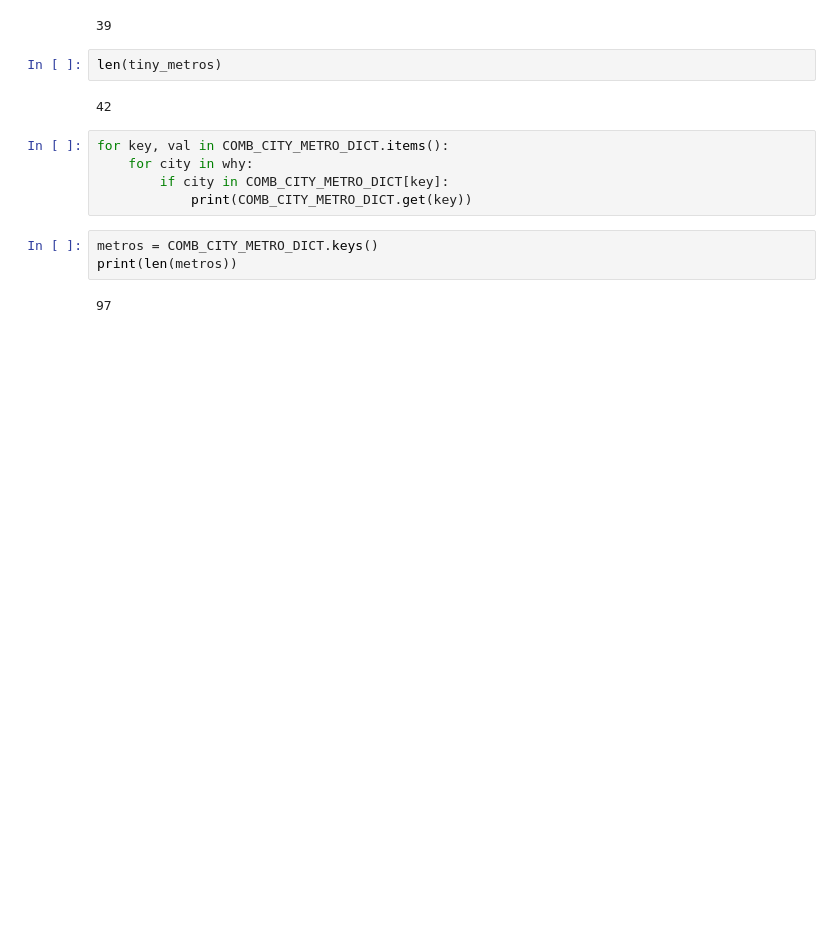
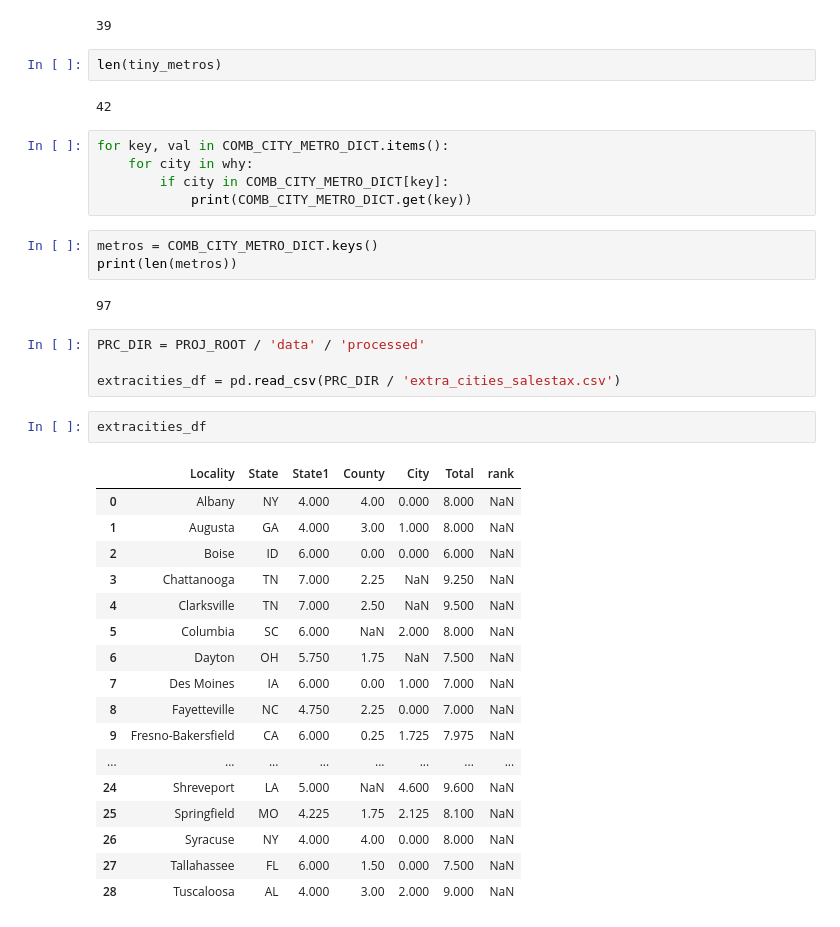
Before and after one commit to chewka/impact-index, a Jupyter notebook: practice/Sales Tax Policy.ipynb, the cells around one changed output. Drawn from its saved outputs; the diff is of its cells as text; blank space fills up the shorter version.

```diff
--- a/practice/Sales Tax Policy.ipynb
+++ b/practice/Sales Tax Policy.ipynb
@@ -394,3 +394,27 @@ metros = COMB_CITY_METRO_DICT.keys()
 print(len(metros))
 # %% [output]
 97
+# %%
+PRC_DIR = PROJ_ROOT / 'data' / 'processed'
+
+extracities_df = pd.read_csv(PRC_DIR / 'extra_cities_salestax.csv')
+# %%
+extracities_df
+# %% [output]
+|  | Locality | State | State1 | County | City | Total | rank |
+| 0 | Albany | NY | 4.000 | 4.00 | 0.000 | 8.000 | NaN |
+| 1 | Augusta | GA | 4.000 | 3.00 | 1.000 | 8.000 | NaN |
+| 2 | Boise | ID | 6.000 | 0.00 | 0.000 | 6.000 | NaN |
+| 3 | Chattanooga | TN | 7.000 | 2.25 | NaN | 9.250 | NaN |
+| 4 | Clarksville | TN | 7.000 | 2.50 | NaN | 9.500 | NaN |
+| 5 | Columbia | SC | 6.000 | NaN | 2.000 | 8.000 | NaN |
+| 6 | Dayton | OH | 5.750 | 1.75 | NaN | 7.500 | NaN |
+| 7 | Des Moines | IA | 6.000 | 0.00 | 1.000 | 7.000 | NaN |
+| 8 | Fayetteville | NC | 4.750 | 2.25 | 0.000 | 7.000 | NaN |
+| 9 | Fresno-Bakersfield | CA | 6.000 | 0.25 | 1.725 | 7.975 | NaN |
+| ... | ... | ... | ... | ... | ... | ... | ... |
+| 24 | Shreveport | LA | 5.000 | NaN | 4.600 | 9.600 | NaN |
+| 25 | Springfield | MO | 4.225 | 1.75 | 2.125 | 8.100 | NaN |
+| 26 | Syracuse | NY | 4.000 | 4.00 | 0.000 | 8.000 | NaN |
+| 27 | Tallahassee | FL | 6.000 | 1.50 | 0.000 | 7.500 | NaN |
+| 28 | Tuscaloosa | AL | 4.000 | 3.00 | 2.000 | 9.000 | NaN |
```
Also changed, not shown: parts of 7 cells of this notebook, 2 other files.
